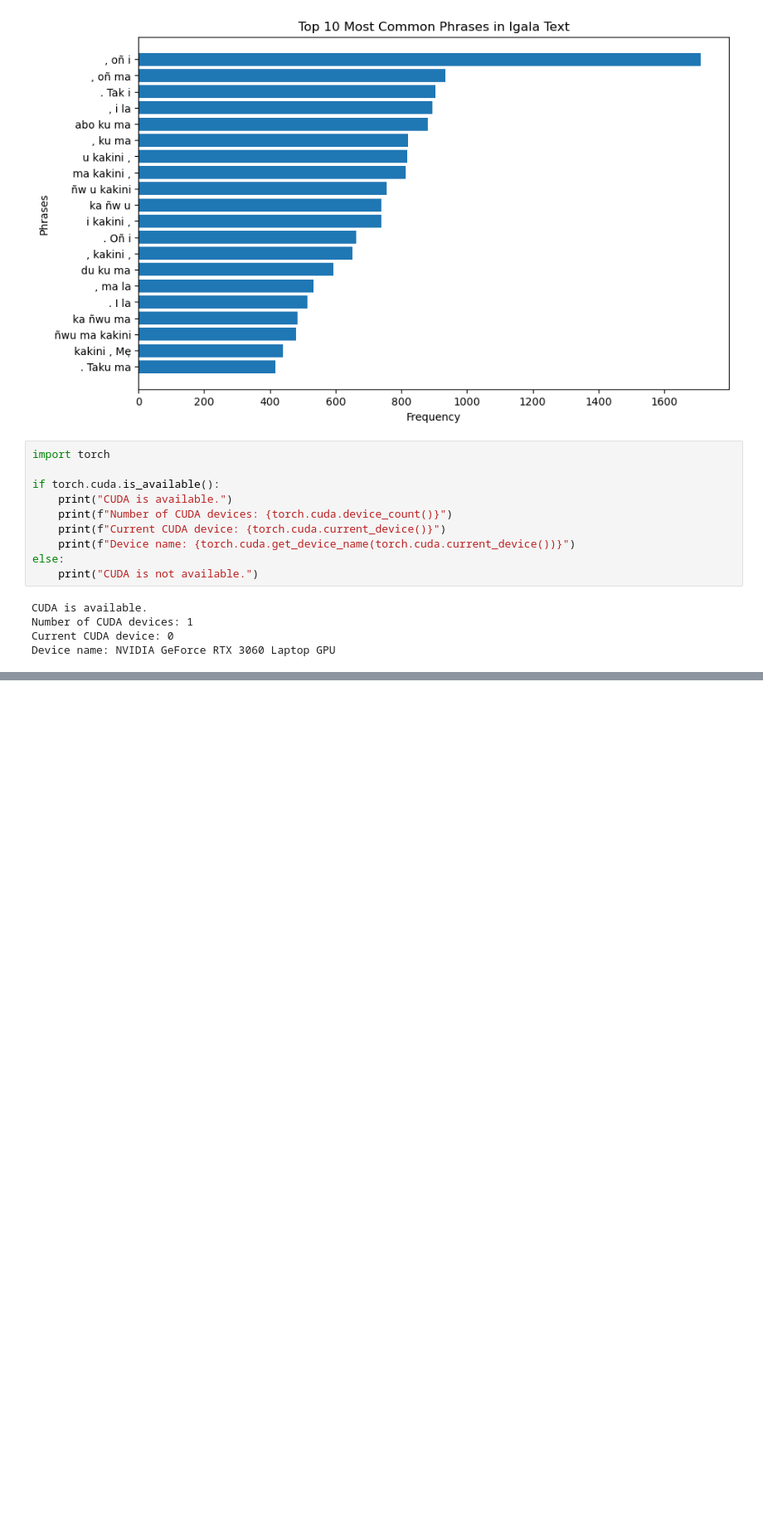
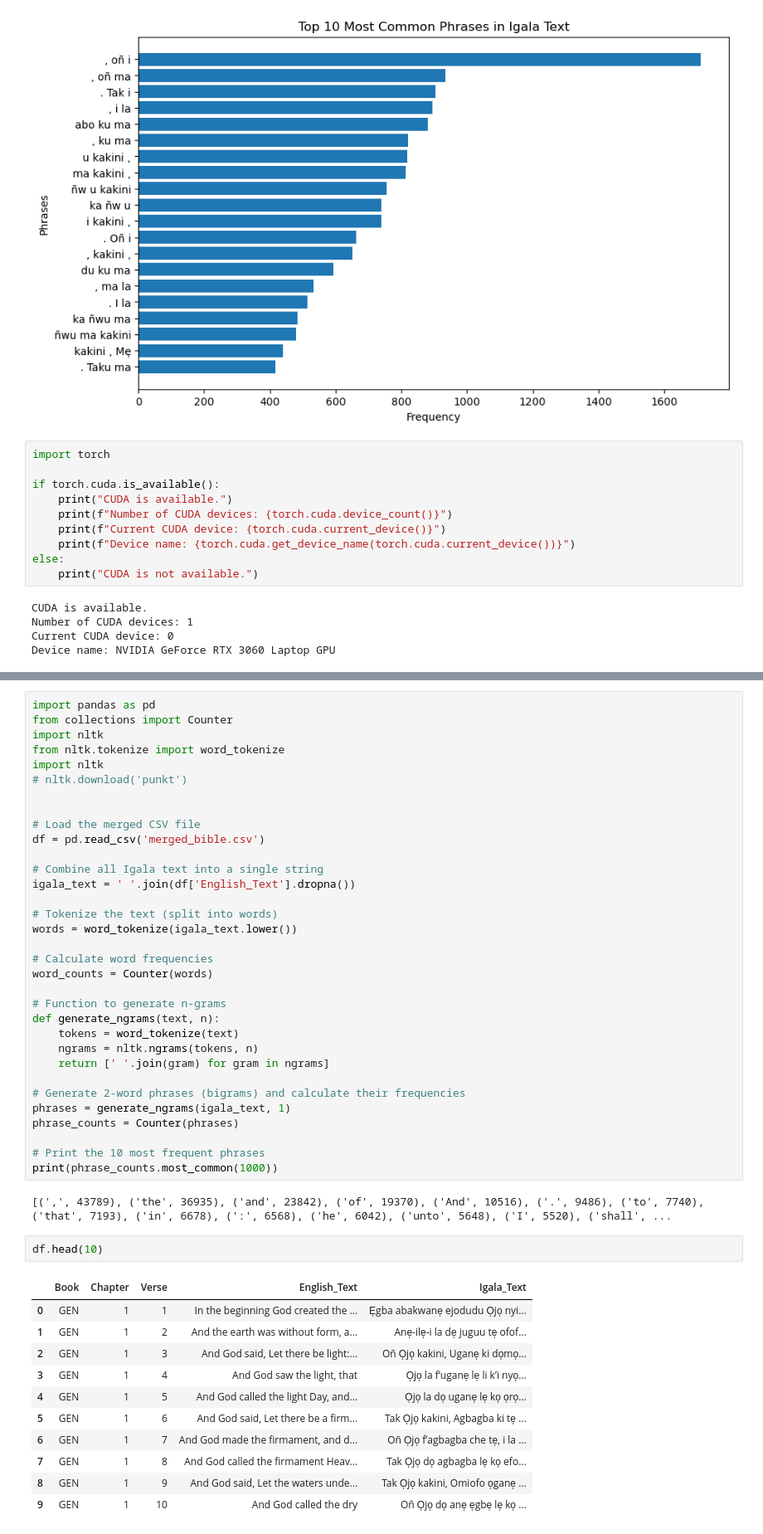
Before and after one commit to Joshuaatanu/igala-data-set, a Jupyter notebook: model.ipynb, the cells around one changed output, grey strips where cells are left out. Shown at 83% size. Cells and saved outputs as stored; diff of their text form; blank space fills up the shorter version.

```diff
--- a/model.ipynb
+++ b/model.ipynb
@@ -261,0 +446,49 @@ Device name: NVIDIA GeForce RTX 3060 Laptop GPU
+# %%
+import pandas as pd
+from collections import Counter
+import nltk
+from nltk.tokenize import word_tokenize
+import nltk
+# nltk.download('punkt')
+
+
+# Load the merged CSV file
+df = pd.read_csv('merged_bible.csv')
+
+# Combine all Igala text into a single string
+igala_text = ' '.join(df['English_Text'].dropna())
+
+# Tokenize the text (split into words)
+words = word_tokenize(igala_text.lower())
+
+# Calculate word frequencies
+word_counts = Counter(words)
+
+# Function to generate n-grams
+def generate_ngrams(text, n):
+    tokens = word_tokenize(text)
+    ngrams = nltk.ngrams(tokens, n)
+    return [' '.join(gram) for gram in ngrams]
+
+# Generate 2-word phrases (bigrams) and calculate their frequencies
+phrases = generate_ngrams(igala_text, 1)
+phrase_counts = Counter(phrases)
+
+# Print the 10 most frequent phrases
+print(phrase_counts.most_common(1000))
+# %% [output]
+[(',', 43789), ('the', 36935), ('and', 23842), ('of', 19370), ('And', 10516), ('.', 9486), ('to', 7740), ('that', 7193), ('in', 6678), (':', 6568), ('he', 6042), ('unto', 5648), ('I', 5520), ('shall', ...
+# %%
+df.head(10)
+# %% [output]
+|  | Book | Chapter | Verse | English_Text | Igala_Text |
+| 0 | GEN | 1 | 1 | In the beginning God created the ... | E̩gba abakwane̩ ejodudu O̩jo̩ nyi... |
+| 1 | GEN | 1 | 2 | And the earth was without form, a... | Ane̩-ile̩-i la de̩ juguu te̩ ofof... |
+| 2 | GEN | 1 | 3 | And God said, Let there be light:... | Oñ O̩jo̩ kakini, Ugane̩ ki do̩mo̩... |
+| 3 | GEN | 1 | 4 | And God saw the light, that | O̩jo̩ la fʼugane̩ le̩ li kʼi nyo̩... |
+| 4 | GEN | 1 | 5 | And God called the light Day, and... | O̩jo̩ la do̩ ugane̩ le̩ ko̩ o̩ro̩... |
+| 5 | GEN | 1 | 6 | And God said, Let there be a firm... | Tak O̩jo̩ kakini, Agbagba ki te̩ ... |
+| 6 | GEN | 1 | 7 | And God made the firmament, and d... | Oñ O̩jo̩ fʼagbagba che te̩, i la ... |
+| 7 | GEN | 1 | 8 | And God called the firmament Heav... | Tak O̩jo̩ do̩ agbagba le̩ ko̩ efo... |
+| 8 | GEN | 1 | 9 | And God said, Let the waters unde... | Tak O̩jo̩ kakini, Omiofo o̩gane̩ ... |
+| 9 | GEN | 1 | 10 | And God called the dry | Oñ O̩jo̩ do̩ ane̩ e̩gbe̩ le̩ ko̩ ... |
```
Also changed, not shown: parts of 13 cells of this notebook, 5 other files.
